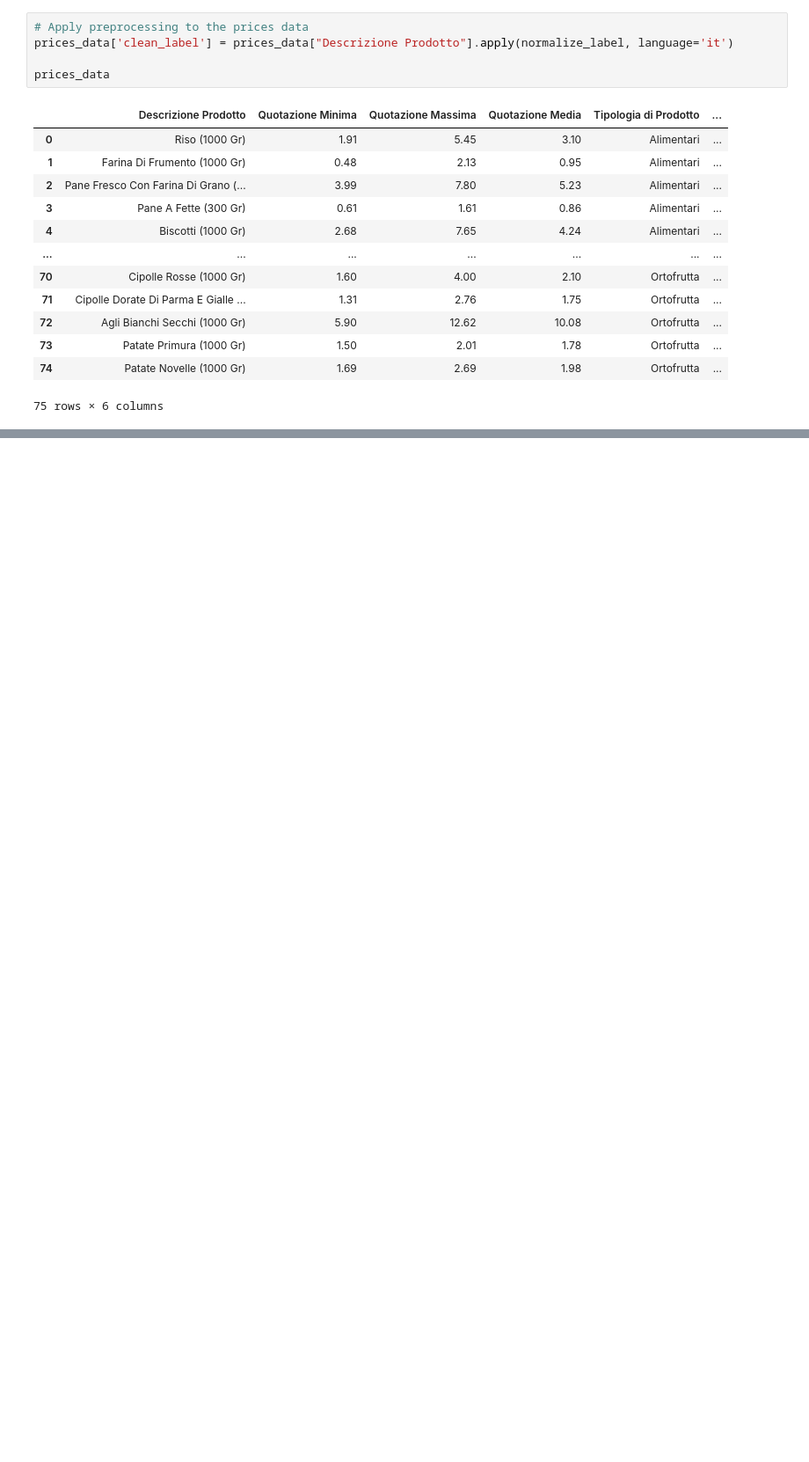
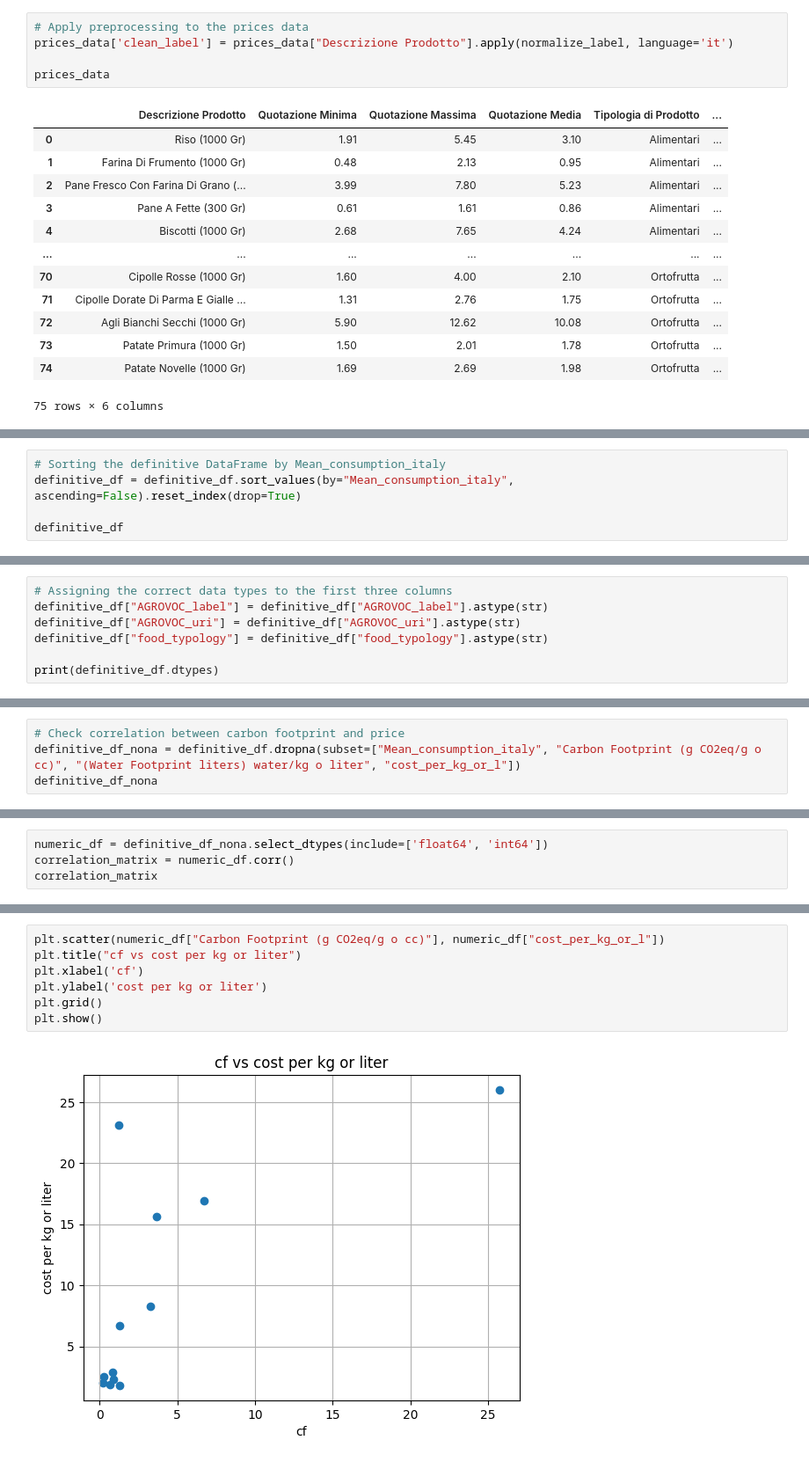
Before and after one commit to TCoaM/TrueCostOfAMeal, a Jupyter notebook: simo_data_integration_other_solution.ipynb, the cells around one changed output, grey strips where cells are left out. Shown at 88% size. Saved outputs shown, nothing was run; the diff lists cells and outputs as text; blank space fills up the shorter version.

```diff
--- a/simo_data_integration_other_solution.ipynb
+++ b/simo_data_integration_other_solution.ipynb
@@ -605,0 +902,5 @@ prices_data[prices_data["Descrizione Prodotto"].str.contains("caffè", case=Fals
+# %%
+# Sorting the definitive DataFrame by Mean_consumption_italy
+definitive_df = definitive_df.sort_values(by="Mean_consumption_italy", ascending=False).reset_index(drop=True)
+
+definitive_df
@@ -605,0 +923,7 @@ prices_data[prices_data["Descrizione Prodotto"].str.contains("caffè", case=Fals
+# %%
+# Assigning the correct data types to the first three columns
+definitive_df["AGROVOC_label"] = definitive_df["AGROVOC_label"].astype(str)
+definitive_df["AGROVOC_uri"] = definitive_df["AGROVOC_uri"].astype(str)
+definitive_df["food_typology"] = definitive_df["food_typology"].astype(str)
+
+print(definitive_df.dtypes)
@@ -605,0 +939,4 @@ prices_data[prices_data["Descrizione Prodotto"].str.contains("caffè", case=Fals
+# %%
+# Check correlation between carbon footprint and price
+definitive_df_nona = definitive_df.dropna(subset=["Mean_consumption_italy", "Carbon Footprint (g CO2eq/g o cc)", "(Water Footprint liters) water/kg o liter", "cost_per_kg_or_l"])
+definitive_df_nona
@@ -605,0 +957,4 @@ prices_data[prices_data["Descrizione Prodotto"].str.contains("caffè", case=Fals
+# %%
+numeric_df = definitive_df_nona.select_dtypes(include=['float64', 'int64'])
+correlation_matrix = numeric_df.corr()
+correlation_matrix
@@ -605,0 +967,9 @@ prices_data[prices_data["Descrizione Prodotto"].str.contains("caffè", case=Fals
+# %%
+plt.scatter(numeric_df["Carbon Footprint (g CO2eq/g o cc)"], numeric_df["cost_per_kg_or_l"])
+plt.title("cf vs cost per kg or liter")
+plt.xlabel('cf')
+plt.ylabel('cost per kg or liter')
+plt.grid()
+plt.show()
+# %% [output]
+[figure, added]
```
Also changed, not shown: parts of 51 cells of this notebook, 1 other file.
